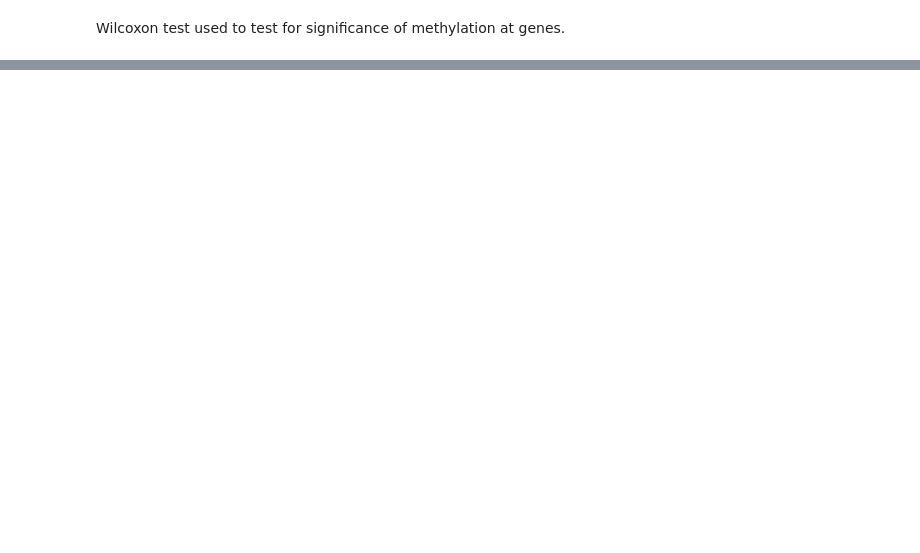
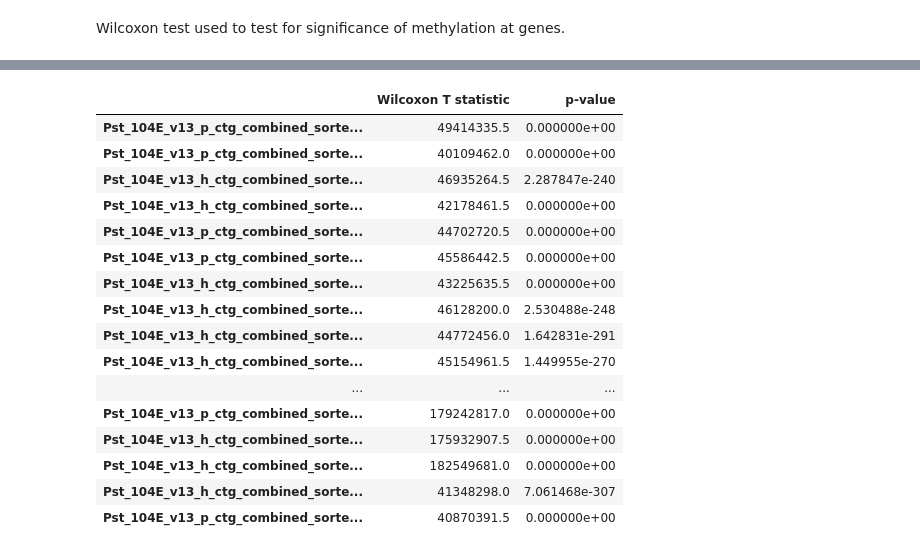
Before and after one commit to AnjuniPeiris/Honours_year, a Jupyter notebook: fisher/methylation/6_Gene-level_analysis.ipynb, the cells around one changed output, grey strips where cells are left out. Drawn from its saved outputs; the diff is of its cells as text; code cells hidden in the pictures; blank space fills up the shorter version.

Commit message:
Changed script to only run on all genes, make a dataframe, and subset this dataframe for gene groups and statistics. 19/10/2018.

```diff
--- a/fisher/methylation/6_Gene-level_analysis.ipynb
+++ b/fisher/methylation/6_Gene-level_analysis.ipynb
@@ -614,0 +432,37 @@ spearman_dict = spearman_coverage(coverage_fn_dict)
+# %%
+dlist = [gene_body_wilcoxon, upstream_wilcoxon, downstream_wilcoxon, both_u_d_wilcoxon, tss_wilcoxon]
+# %%
+def make_df_list(dict_list):
+    dfs = []
+    for dct in dict_list:
+        df = pd.DataFrame.from_dict(dct, orient='index')
+        df.rename(columns={0: 'Wilcoxon T statistic', 1: 'p-value'}, inplace=True)
+        dfs.append(df)
+    return dfs
+# %%
+dfs_list = make_df_list(dlist)
+# %%
+# save out the wilcoxon stats
+wilcoxon_df = pd.concat(dfs_list)
+out_fn = os.path.join(DIRS['FIGURES'], 'coverage', 'gene_level_wilcoxon_t_table.tsv')
+wilcoxon_df.to_csv(out_fn, header=True, sep = '\t')
+# %%
+wilcoxon_df
+# %% [output]
+|  | Wilcoxon T statistic | p-value |
+| Pst_104E_v13_p_ctg_combined_sorte... | 49414335.5 | 0.000000e+00 |
+| Pst_104E_v13_p_ctg_combined_sorte... | 40109462.0 | 0.000000e+00 |
+| Pst_104E_v13_h_ctg_combined_sorte... | 46935264.5 | 2.287847e-240 |
+| Pst_104E_v13_h_ctg_combined_sorte... | 42178461.5 | 0.000000e+00 |
+| Pst_104E_v13_p_ctg_combined_sorte... | 44702720.5 | 0.000000e+00 |
+| Pst_104E_v13_p_ctg_combined_sorte... | 45586442.5 | 0.000000e+00 |
+| Pst_104E_v13_h_ctg_combined_sorte... | 43225635.5 | 0.000000e+00 |
+| Pst_104E_v13_h_ctg_combined_sorte... | 46128200.0 | 2.530488e-248 |
+| Pst_104E_v13_h_ctg_combined_sorte... | 44772456.0 | 1.642831e-291 |
+| Pst_104E_v13_h_ctg_combined_sorte... | 45154961.5 | 1.449955e-270 |
+| ... | ... | ... |
+| Pst_104E_v13_p_ctg_combined_sorte... | 179242817.0 | 0.000000e+00 |
+| Pst_104E_v13_h_ctg_combined_sorte... | 175932907.5 | 0.000000e+00 |
+| Pst_104E_v13_h_ctg_combined_sorte... | 182549681.0 | 0.000000e+00 |
+| Pst_104E_v13_h_ctg_combined_sorte... | 41348298.0 | 7.061468e-307 |
+| Pst_104E_v13_p_ctg_combined_sorte... | 40870391.5 | 0.000000e+00 |
```
Also changed, not shown: parts of 165 cells of this notebook.
